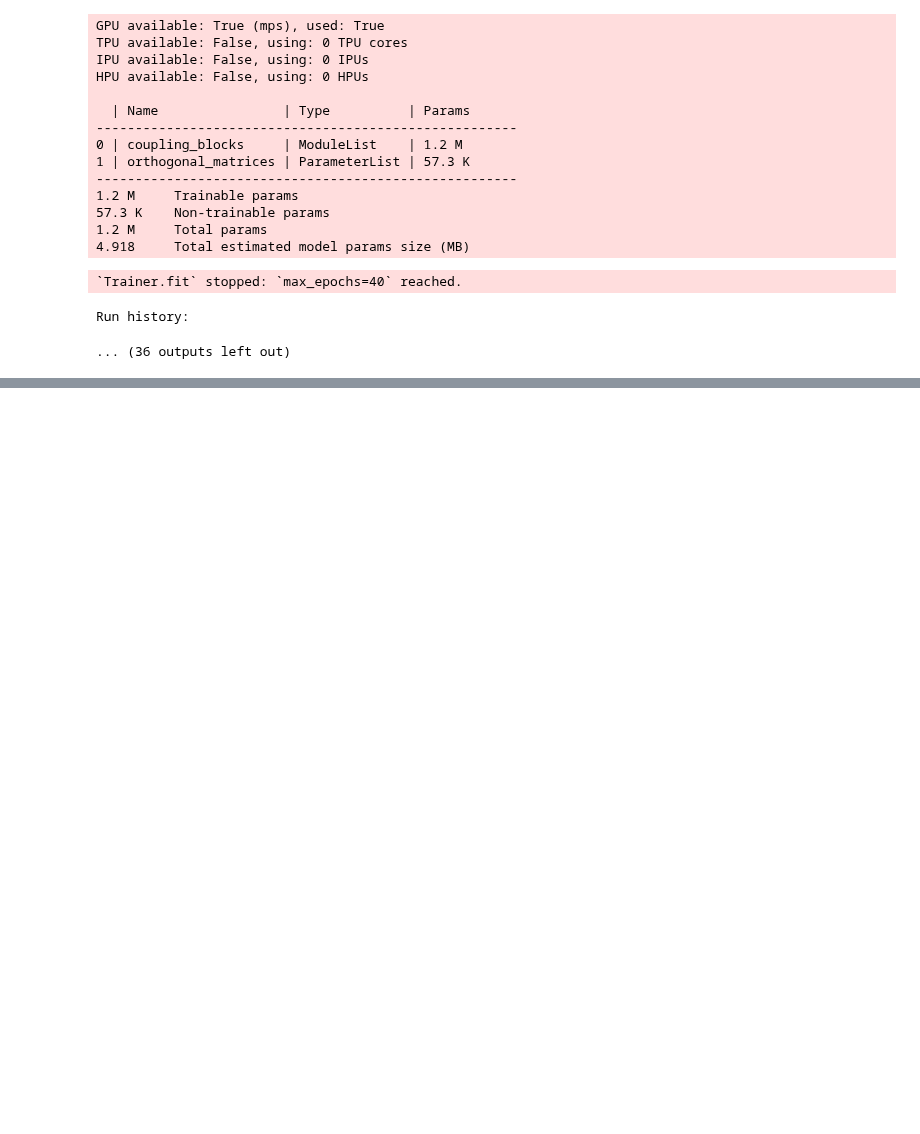
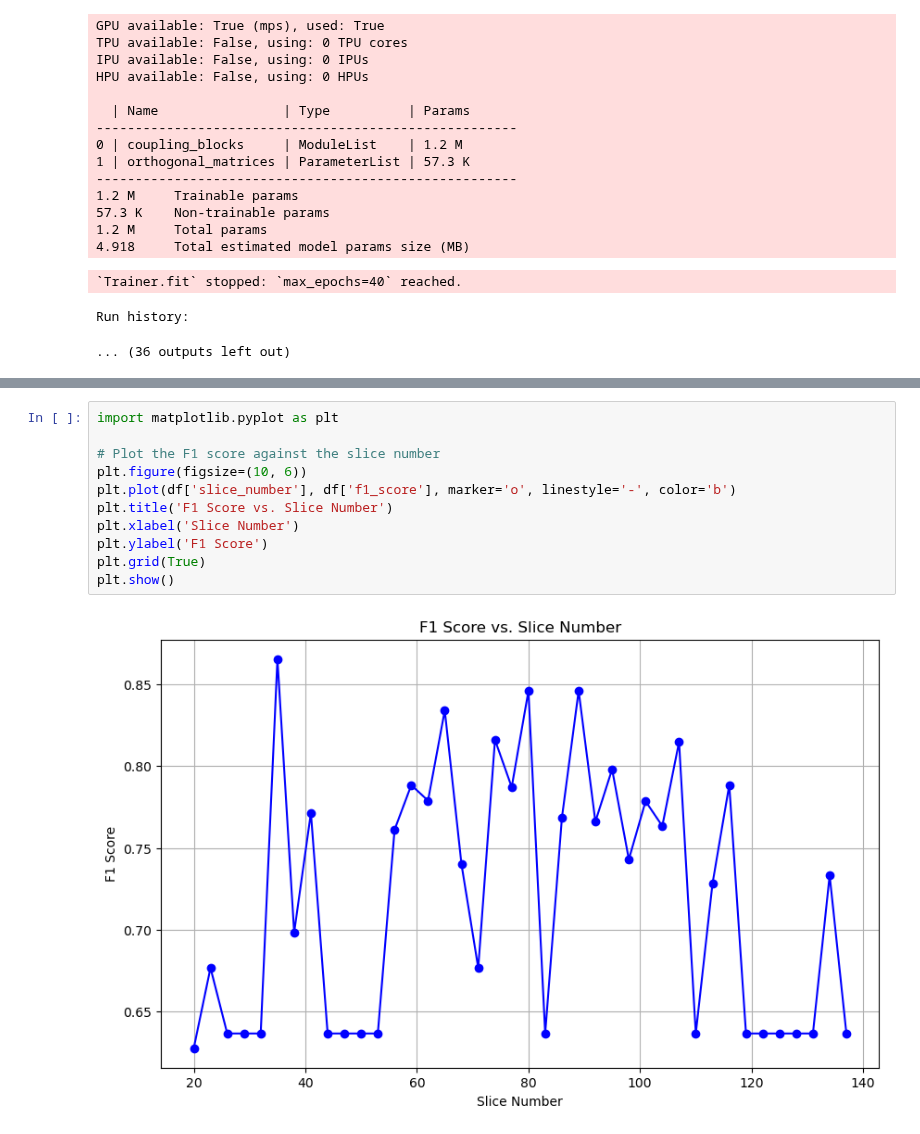
Before and after one commit to HenriSmidt/Alzheimer_Detection, a Jupyter notebook: training.ipynb, the cells around one changed output, grey strips where cells are left out. Cells and saved outputs as stored; diff of their text form; blank space fills up the shorter version.

Commit message:
evaluation of slices

```diff
--- a/training.ipynb
+++ b/training.ipynb
@@ -405,0 +448,13 @@ HPU available: False, using: 0 HPUs
+# %%
+import matplotlib.pyplot as plt
+
+# Plot the F1 score against the slice number
+plt.figure(figsize=(10, 6))
+plt.plot(df['slice_number'], df['f1_score'], marker='o', linestyle='-', color='b')
+plt.title('F1 Score vs. Slice Number')
+plt.xlabel('Slice Number')
+plt.ylabel('F1 Score')
+plt.grid(True)
+plt.show()
+# %% [output]
+[figure, added]
```
Also changed, not shown: parts of 3 cells of this notebook, 1 other file.
